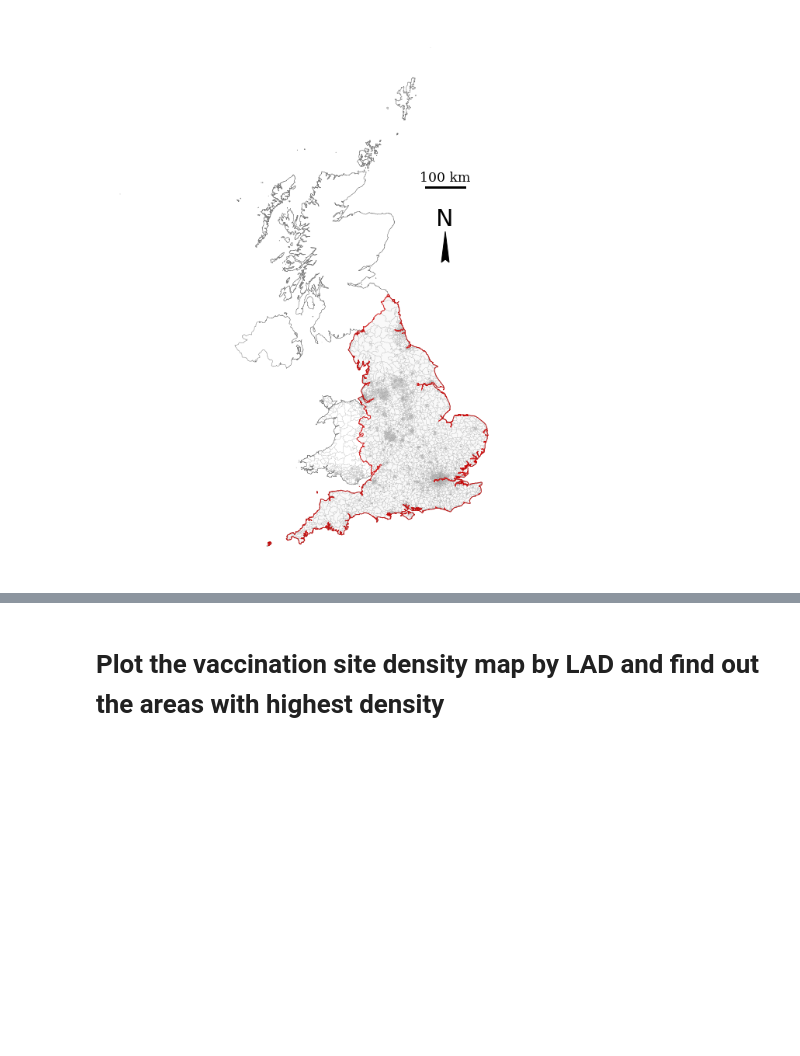
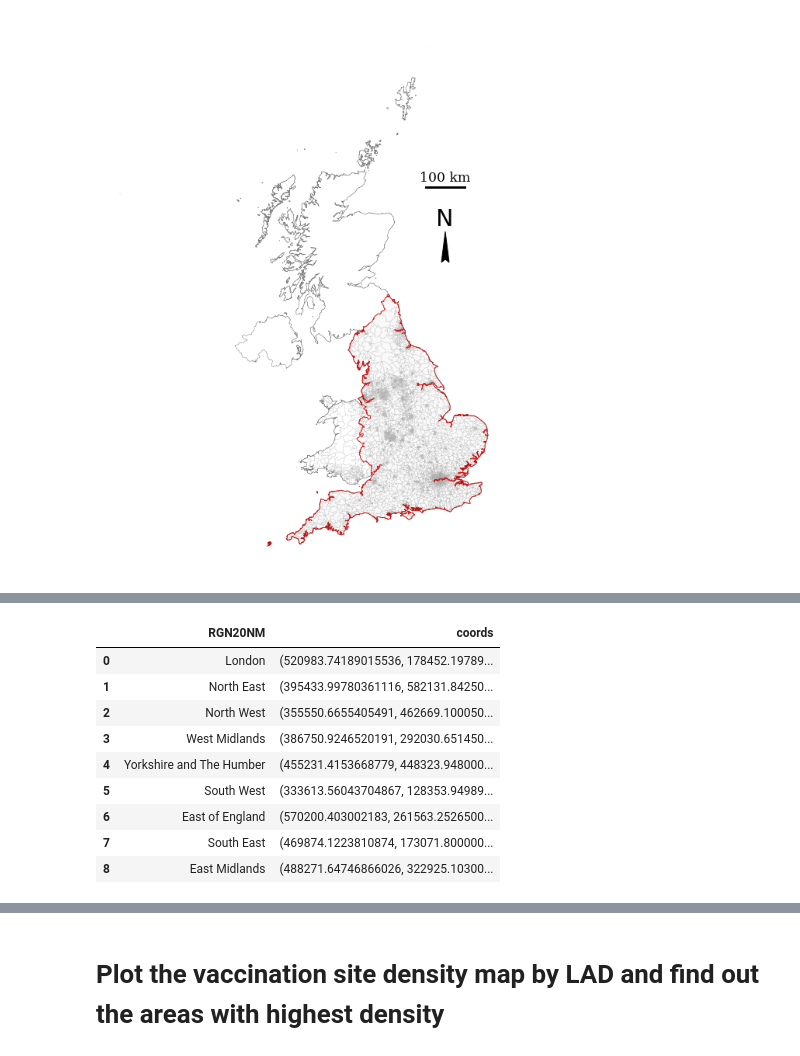
Before and after one commit to LingruFeng/dissertation, a Jupyter notebook: data_github/Research_area_plot.ipynb, the cells around one changed output, grey strips where cells are left out. Drawn from its saved outputs; the diff is of its cells as text; code cells hidden in the pictures; blank space fills up the shorter version.

```diff
--- a/data_github/Research_area_plot.ipynb
+++ b/data_github/Research_area_plot.ipynb
@@ -239,0 +283,13 @@ plt.savefig('figure/research_area_map', dpi=600)
+# %%
+England_9_region[['RGN20NM','coords']]
+# %% [output]
+|  | RGN20NM | coords |
+| 0 | London | (520983.74189015536, 178452.19789... |
+| 1 | North East | (395433.99780361116, 582131.84250... |
+| 2 | North West | (355550.6655405491, 462669.100050... |
+| 3 | West Midlands | (386750.9246520191, 292030.651450... |
+| 4 | Yorkshire and The Humber | (455231.4153668779, 448323.948000... |
+| 5 | South West | (333613.56043704867, 128353.94989... |
+| 6 | East of England | (570200.403002183, 261563.2526500... |
+| 7 | South East | (469874.1223810874, 173071.800000... |
+| 8 | East Midlands | (488271.64746866026, 322925.10300... |
```
Also changed, not shown: parts of 7 cells of this notebook.
